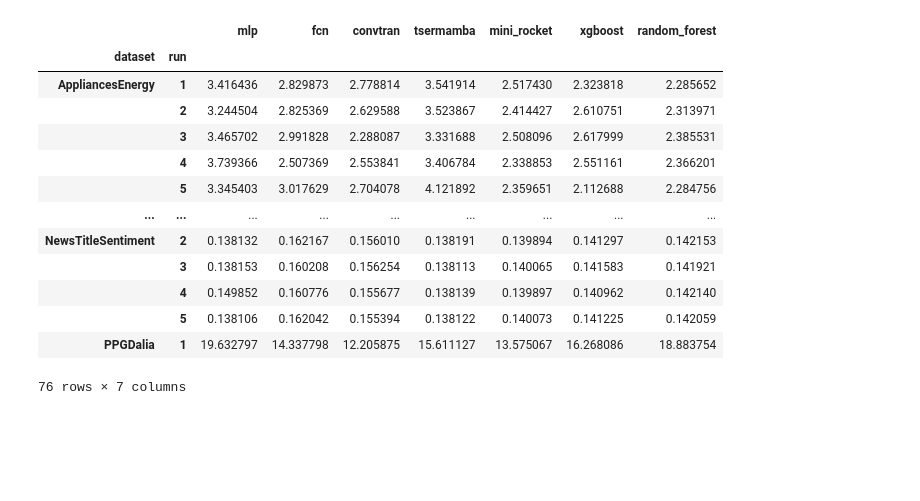
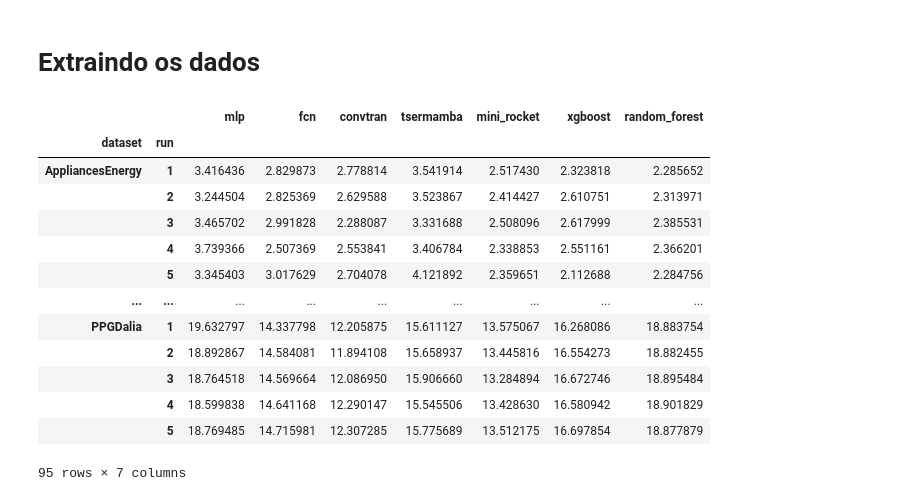
Before and after one commit to gabrielcmerlin/undergradThesis, a Jupyter notebook: outputs/analysis.ipynb, the cells around one changed output. Drawn from its saved outputs; the diff is of its cells as text; code cells hidden in the pictures; blank space fills up the shorter version.

```diff
--- a/outputs/analysis.ipynb
+++ b/outputs/analysis.ipynb
@@ -1 +1,3 @@
+# %% [markdown]
+# Extraindo os dados
 # %%
@@ -16,17 +16,17 @@ import json
 # %%
-mlp = pd.read_csv('results/[end] MLP.csv')
+mlp = pd.read_csv('results/MLP.csv')
 mlp = mlp.drop('run', axis=1)
 
-fcn = pd.read_csv('results/[end] FCN.csv')
+fcn = pd.read_csv('results/FCN.csv')
 fcn = fcn.drop('run', axis=1)
 
-mini_rocket = pd.read_csv('results/[end] MiniROCKET.csv')
+mini_rocket = pd.read_csv('results/MiniROCKET.csv')
 mini_rocket = mini_rocket.drop('run', axis=1)
 
-xgboost = pd.read_csv('results/[end] XGBoost.csv')
+xgboost = pd.read_csv('results/XGBoost.csv')
 xgboost = xgboost.drop('run', axis=1)
 
-random_forest = pd.read_csv('results/[end] RandomForest.csv')
+random_forest = pd.read_csv('results/RandomForest.csv')
 random_forest = random_forest.drop('run', axis=1)
 
 convtran = pd.read_csv('results/ConvTran.csv')
@@ -48,29 +48,27 @@ random_forest = random_forest.sort_values(by=['dataset', 'run']).set_index(['dat
 # %%
 metrics = pd.DataFrame({
     'mlp': mlp['rmse'],
     'fcn': fcn['rmse'],
     'convtran': convtran['rmse'],
     'tsermamba': tsermamba['rmse'],
     'mini_rocket': mini_rocket['rmse'],
     'xgboost': xgboost['rmse'],
     'random_forest': random_forest['rmse']
 })
 
-metrics = metrics.dropna(subset=['convtran','tsermamba'])
-
 metrics
 # %% [output]
 |  |  | mlp | fcn | convtran | tsermamba | mini_rocket | xgboost | random_forest |
 | dataset | run |  |  |  |  |  |  |  |
 | AppliancesEnergy | 1 | 3.416436 | 2.829873 | 2.778814 | 3.541914 | 2.517430 | 2.323818 | 2.285652 |
 |  | 2 | 3.244504 | 2.825369 | 2.629588 | 3.523867 | 2.414427 | 2.610751 | 2.313971 |
 |  | 3 | 3.465702 | 2.991828 | 2.288087 | 3.331688 | 2.508096 | 2.617999 | 2.385531 |
 |  | 4 | 3.739366 | 2.507369 | 2.553841 | 3.406784 | 2.338853 | 2.551161 | 2.366201 |
 |  | 5 | 3.345403 | 3.017629 | 2.704078 | 4.121892 | 2.359651 | 2.112688 | 2.284756 |
 | ... | ... | ... | ... | ... | ... | ... | ... | ... |
-| NewsTitleSentiment | 2 | 0.138132 | 0.162167 | 0.156010 | 0.138191 | 0.139894 | 0.141297 | 0.142153 |
-|  | 3 | 0.138153 | 0.160208 | 0.156254 | 0.138113 | 0.140065 | 0.141583 | 0.141921 |
-|  | 4 | 0.149852 | 0.160776 | 0.155677 | 0.138139 | 0.139897 | 0.140962 | 0.142140 |
-|  | 5 | 0.138106 | 0.162042 | 0.155394 | 0.138122 | 0.140073 | 0.141225 | 0.142059 |
 | PPGDalia | 1 | 19.632797 | 14.337798 | 12.205875 | 15.611127 | 13.575067 | 16.268086 | 18.883754 |
+|  | 2 | 18.892867 | 14.584081 | 11.894108 | 15.658937 | 13.445816 | 16.554273 | 18.882455 |
+|  | 3 | 18.764518 | 14.569664 | 12.086950 | 15.906660 | 13.284894 | 16.672746 | 18.895484 |
+|  | 4 | 18.599838 | 14.641168 | 12.290147 | 15.545506 | 13.428630 | 16.580942 | 18.901829 |
+|  | 5 | 18.769485 | 14.715981 | 12.307285 | 15.775689 | 13.512175 | 16.697854 | 18.877879 |
-76 rows × 7 columns
+95 rows × 7 columns
```
Also changed, not shown: parts of 15 cells of this notebook, 1 other file.
